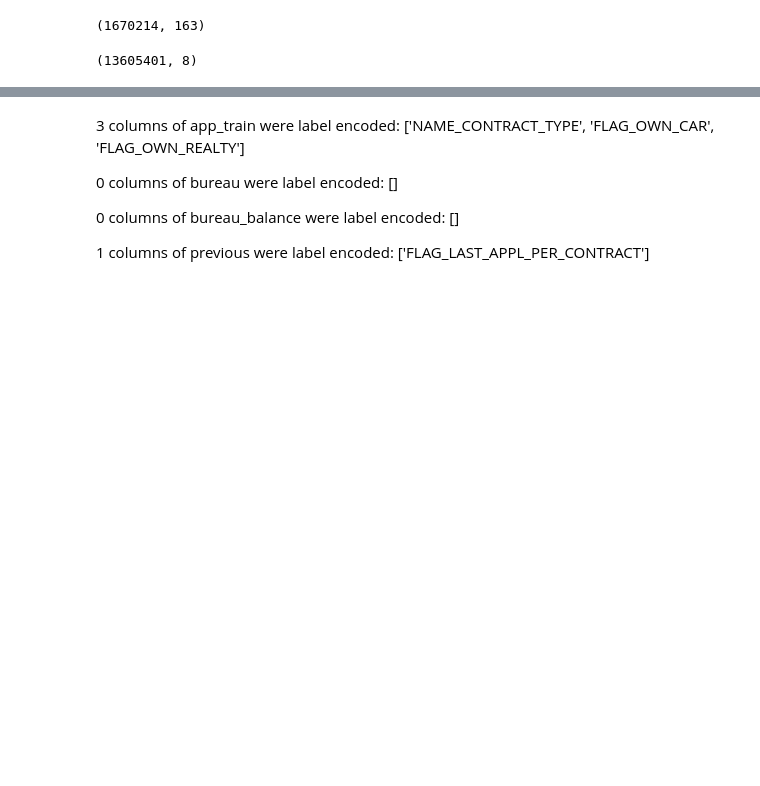
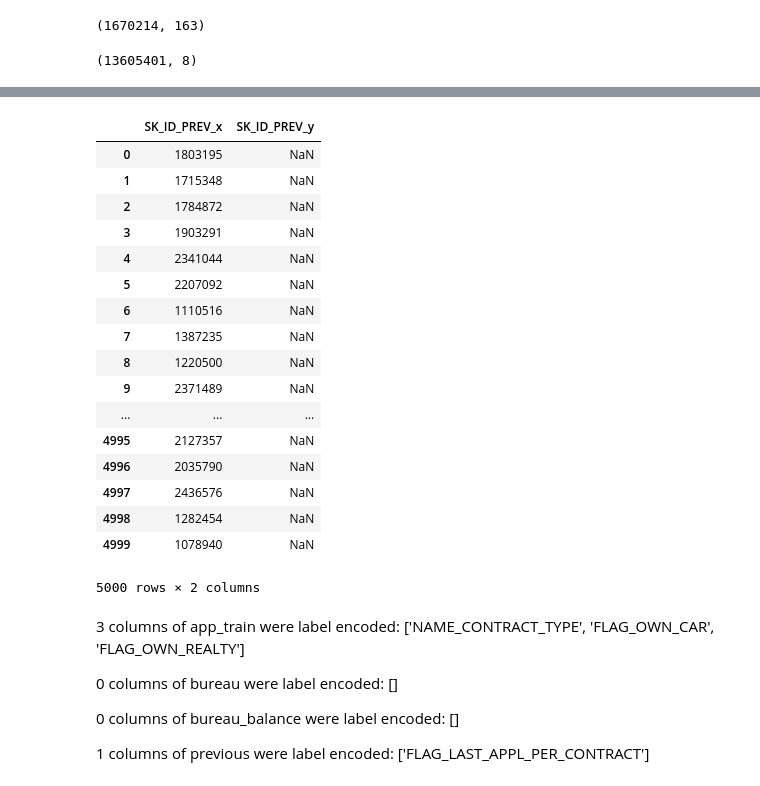
Before and after one commit to yiqiyu/homecredit, a Jupyter notebook: manual_feature_engineering.ipynb, the cells around one changed output, grey strips where cells are left out. Saved outputs shown, nothing was run; the diff lists cells and outputs as text; code cells hidden in the pictures; blank space fills up the shorter version.

```diff
--- a/manual_feature_engineering.ipynb
+++ b/manual_feature_engineering.ipynb
@@ -352,6 +375,33 @@ def load_credit(credit):
     del cc
     gc.collect()
     return cc_agg
+# %%
+cc = pd.read_csv("credit_new.csv").reset_index(drop = True)
+cc = cc.drop("Unnamed: 0", axis=1)
+cash = pd.read_csv("cash_new.csv").reset_index(drop = True)
+cash = cash.drop("Unnamed: 0", axis=1)
+cb = cash[:5000].merge(right=cc[:5000].reset_index(), how='left', on='SK_ID_CURR')
+# %%
+cb[["SK_ID_PREV_x", "SK_ID_PREV_y"]]
+# %% [output]
+|  | SK_ID_PREV_x | SK_ID_PREV_y |
+| 0 | 1803195 | NaN |
+| 1 | 1715348 | NaN |
+| 2 | 1784872 | NaN |
+| 3 | 1903291 | NaN |
+| 4 | 2341044 | NaN |
+| 5 | 2207092 | NaN |
+| 6 | 1110516 | NaN |
+| 7 | 1387235 | NaN |
+| 8 | 1220500 | NaN |
+| 9 | 2371489 | NaN |
+| ... | ... | ... |
+| 4995 | 2127357 | NaN |
+| 4996 | 2035790 | NaN |
+| 4997 | 2436576 | NaN |
+| 4998 | 1282454 | NaN |
+| 4999 | 1078940 | NaN |
+5000 rows × 2 columns
 # %% [markdown]
 3 columns of app_train were label encoded: ['NAME_CONTRACT_TYPE', 'FLAG_OWN_CAR', 'FLAG_OWN_REALTY']
 
```
Also changed, not shown: parts of 3 cells of this notebook.
